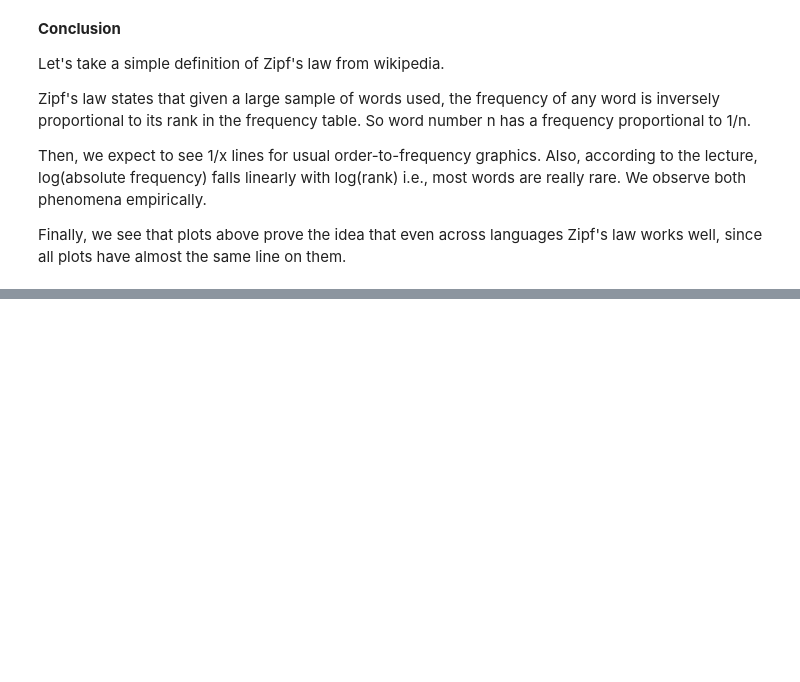
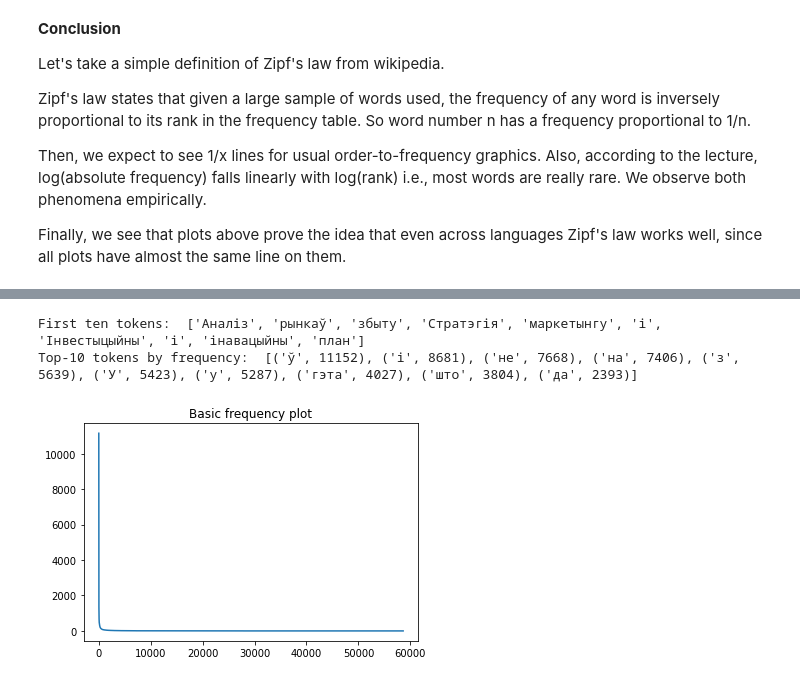
Before and after one commit to tsimafeip/LCT-master-course, a Jupyter notebook: UdS/WinterSemester/CompLing/Assignments/HW1/HW1.ipynb, the cells around one changed output, grey strips where cells are left out. Cells and saved outputs as stored; diff of their text form; code cells hidden in the pictures; blank space fills up the shorter version.

```diff
--- a/UdS/WinterSemester/CompLing/Assignments/HW1/HW1.ipynb
+++ b/UdS/WinterSemester/CompLing/Assignments/HW1/HW1.ipynb
@@ -39,12 +39,14 @@ import matplotlib
 import matplotlib.pyplot as plt
 # %%
 %%capture
+
 # initial preparation
 
-# downloading data for nltk tokenization
+# downloading data for nltk tokenization and some literary texts for the 2d task
 nltk.download('punkt')
+nltk.download('gutenberg')
 
 # creating set of punctuations to exclude them from list of tokens
 punctuation = set(string.punctuation)
-punctuation.update(["''", '``'])
+punctuation.update(["''", '``', '—'])
 # %%
@@ -187,0 +225,2 @@ Finally, we see that plots above prove the idea that even across languages Zipf'
+# %%
+data_be_small = read_data_and_return_tokens(os.path.join('Separate Corpuses', 'MiddleSent', 'MiddleSentCorpus_Bel.txt'))
@@ -187,0 +235,7 @@ Finally, we see that plots above prove the idea that even across languages Zipf'
+# %%
+frequency_data = discover_data_and_return_ordered_frequencies(data_be_small)
+plot_frequencies(frequency_data)
+# %% [output]
+First ten tokens:  ['Аналіз', 'рынкаў', 'збыту', 'Стратэгія', 'маркетынгу', 'і', 'Інвестыцыйны', 'і', 'інавацыйны', 'план']
+Top-10 tokens by frequency:  [('ў', 11152), ('і', 8681), ('не', 7668), ('на', 7406), ('з', 5639), ('У', 5423), ('у', 5287), ('гэта', 4027), ('што', 3804), ('да', 2393)]
+[figure, added]
```
Also changed, not shown: parts of 54 cells of this notebook, 1 other file.
